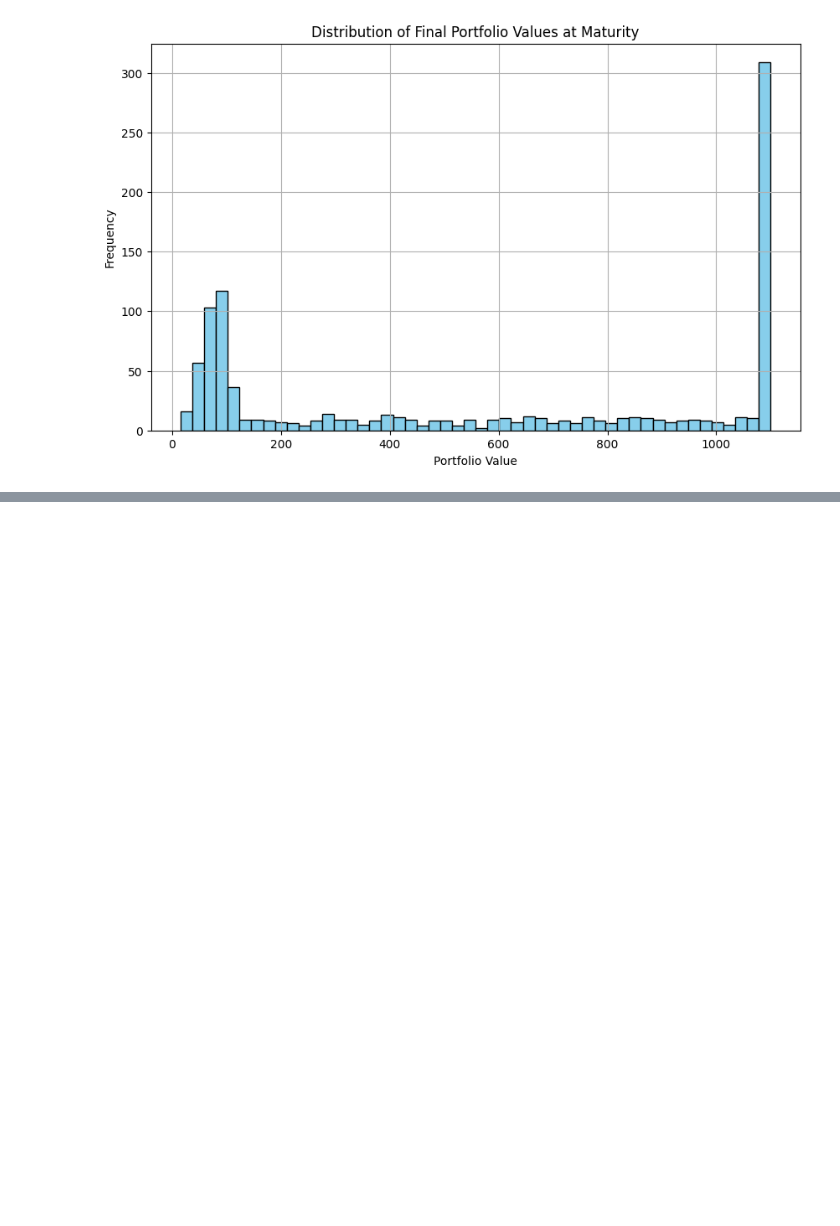
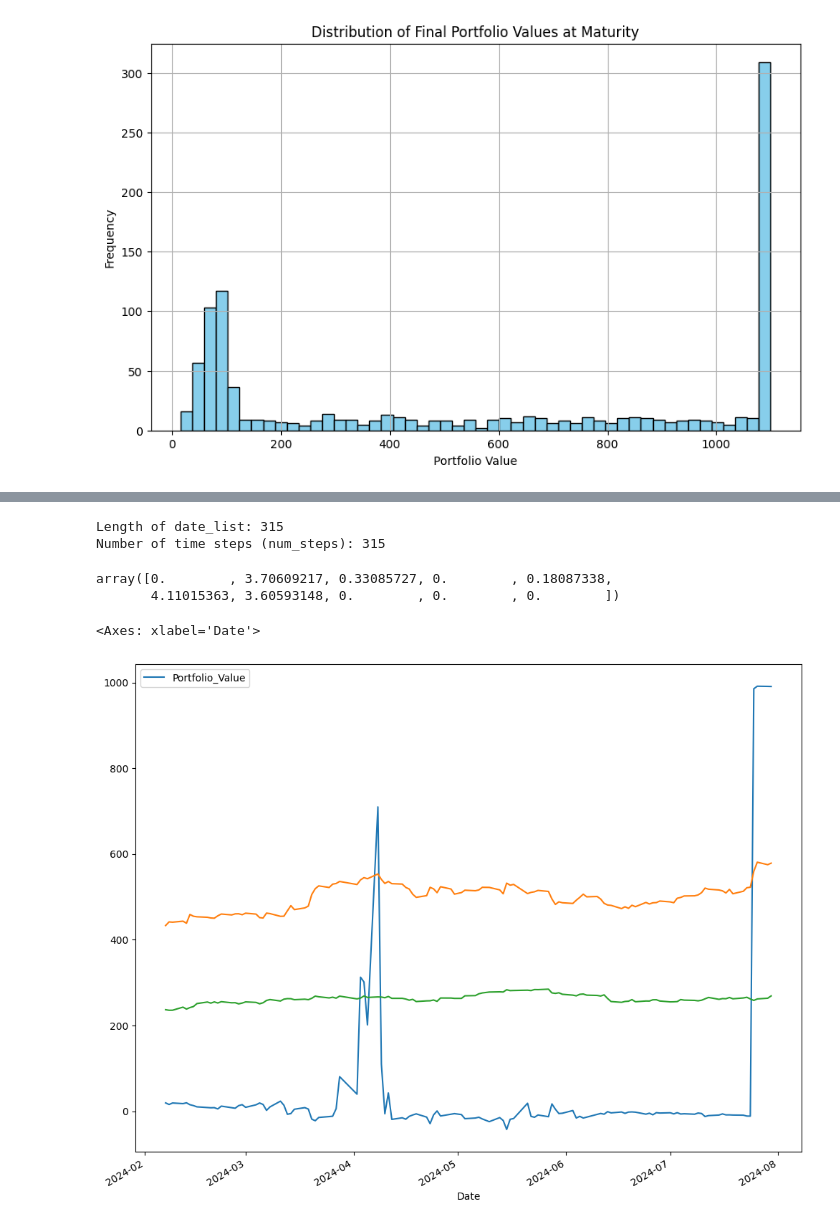
Before and after one commit to weiyuanoh/MH4518, a Jupyter notebook: WY/Model Notebooks/Greeks.ipynb, the cells around one changed output, grey strips where cells are left out. Drawn from its saved outputs; the diff is of its cells as text; code cells hidden in the pictures; blank space fills up the shorter version.

```diff
--- a/WY/Model Notebooks/Greeks.ipynb
+++ b/WY/Model Notebooks/Greeks.ipynb
@@ -244,9 +259,9 @@ def calculate_greeks(paths1, paths2, params, fdos, h, perturb_asset='Lonza'):
     P_down = payoff_perturbed(paths1, paths2, params, fdos, h, perturb_asset, direction=-1)
 
     deltas = delta([P_base, P_up, P_down], S0, h)
-    gammas = gamma([P_base, P_up, P_down], S0, h)
 
-    return deltas, gammas
+
+    return deltas
 
 def calculate_greeks_multi_asset(paths1, paths2, params, fdos, h, perturb_assets=['Lonza', 'Sika']):
     greeks_dict = {}
@@ -523,0 +611,11 @@ Portfolio Delta S1: [0. 0. 0. 0. 0. 0. 0. 0. 0. 0. 0. 0. 0. 0. 0. 0. 0. 0. 0. 0.
+# %%
+sim_Tt = multi_asset_gbm_n_sims(
+        plot=False,
+        plotasset=False,
+        nsims=10,
+        data=data,
+        fdos=cs.initial_fixing_date
+    )
+# %% [output]
+Length of date_list: 315
+Number of time steps (num_steps): 315
@@ -523,0 +625,13 @@ Portfolio Delta S1: [0. 0. 0. 0. 0. 0. 0. 0. 0. 0. 0. 0. 0. 0. 0. 0. 0. 0. 0. 0.
+# %%
+calculate_greeks(lonza_patht, sika_patht, params, cs.initial_fixing_date, h, 'Sika')
+# %% [output]
+array([0.        , 3.70609217, 0.33085727, 0.        , 0.18087338,
+       4.11015363, 3.60593148, 0.        , 0.        , 0.        ])
+# %%
+fig, ax = plt.subplots(figsize=(12, 10))
+portfolio_values_df.plot(ax = ax)
+data.iloc[-120:, 0].plot(ax = ax)
+data.iloc[-120:, 1].plot(ax = ax)
+# %% [output]
+<Axes: xlabel='Date'>
+[figure, added]
```
Also changed, not shown: parts of 8 cells of this notebook, 3 other files.
